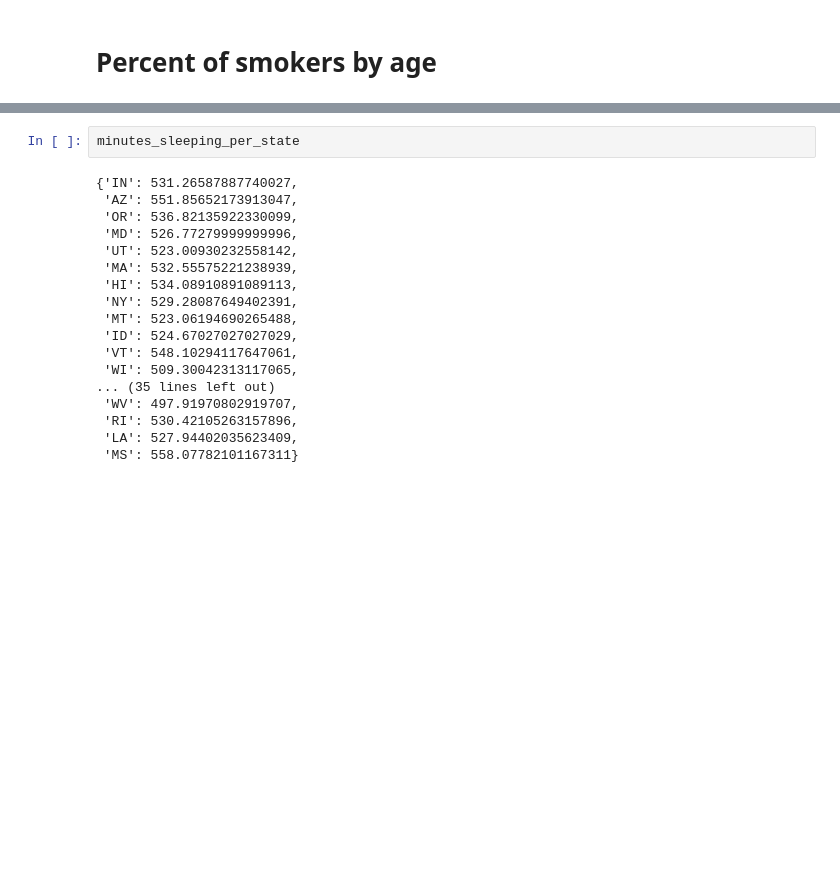
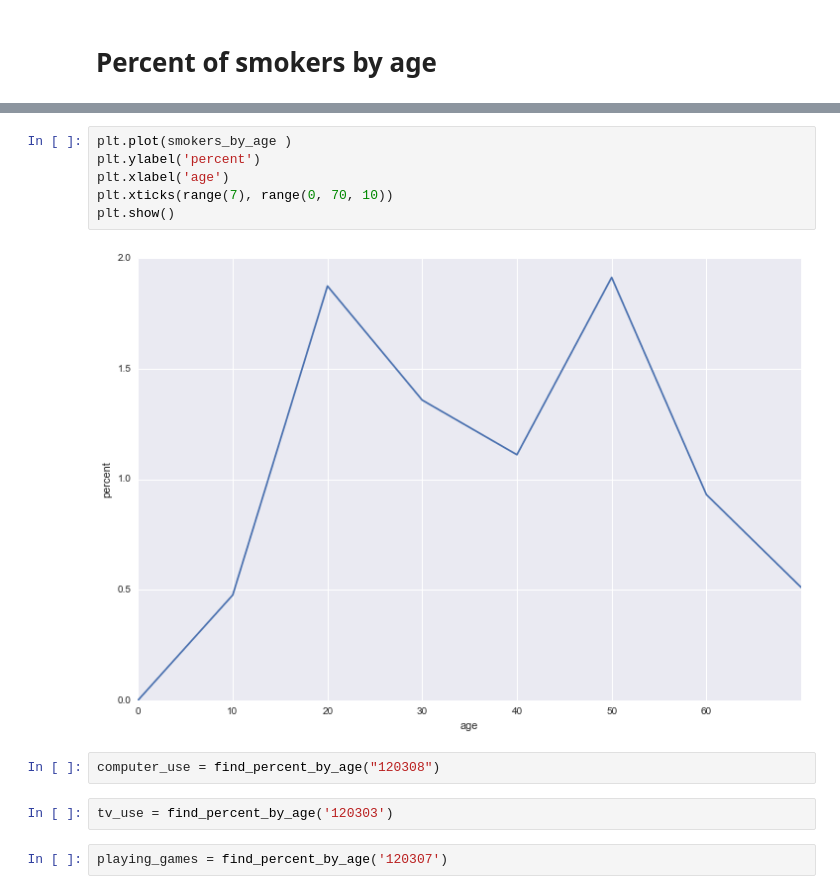
Before and after one commit to tiyd-python-2015-01/atus-analysis, a Jupyter notebook: Starting Point.ipynb, the cells around one changed output, grey strips where cells are left out. Saved outputs shown, nothing was run; the diff lists cells and outputs as text; blank space fills up the shorter version.

```diff
--- a/Starting Point.ipynb
+++ b/Starting Point.ipynb
@@ -808,20 +201,14 @@ MS 558.077821012
-# %%
-minutes_sleeping_per_state
-# %% [output]
-{'IN': 531.26587887740027,
- 'AZ': 551.85652173913047,
- 'OR': 536.82135922330099,
- 'MD': 526.77279999999996,
- 'UT': 523.00930232558142,
- 'MA': 532.55575221238939,
- 'HI': 534.08910891089113,
- 'NY': 529.28087649402391,
- 'MT': 523.06194690265488,
- 'ID': 524.67027027027029,
- 'VT': 548.10294117647061,
- 'WI': 509.30042313117065,
-... (35 lines left out)
- 'WV': 497.91970802919707,
- 'RI': 530.42105263157896,
- 'LA': 527.94402035623409,
- 'MS': 558.07782101167311}
+# %%
+plt.plot(smokers_by_age )
+plt.ylabel('percent')
+plt.xlabel('age')
+plt.xticks(range(7), range(0, 70, 10))
+plt.show()
+# %% [output]
+[figure, added]
+# %%
+computer_use = find_percent_by_age("120308")
+# %%
+tv_use = find_percent_by_age('120303')
+# %%
+playing_games = find_percent_by_age('120307')
```
Also changed, not shown: parts of 89 cells of this notebook, 1 other file.
